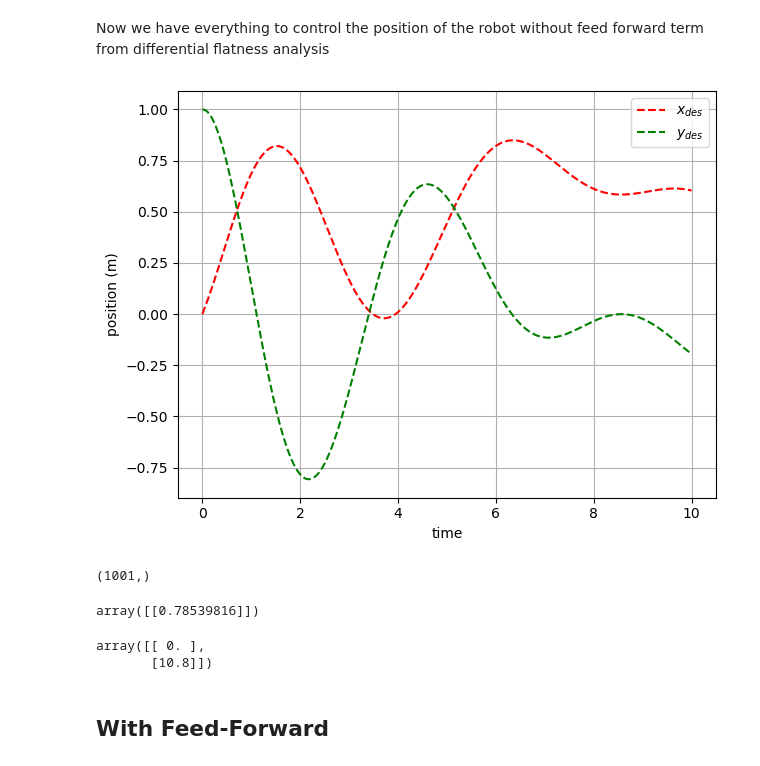
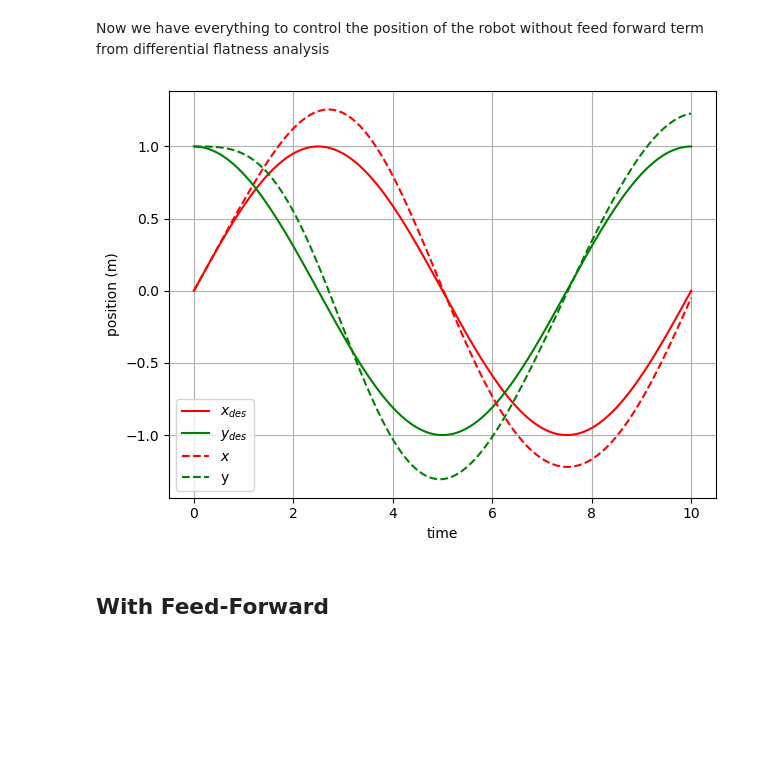
Before and after one commit to Rooholla-KhorramBakht/DiffFlat2DQuad, a Jupyter notebook: controller.ipynb, the cells around one changed output. Cells and saved outputs as stored; diff of their text form; code cells hidden in the pictures; blank space fills up the shorter version.

```diff
--- a/controller.ipynb
+++ b/controller.ipynb
@@ -269,9 +269,9 @@ for i in range(len(time_num)):
     v_meas = robot.v.reshape(2,1)
     theta = robot.theta
 
-    accel_des = computeDesiredAcceleration(x_meas, x_des, v_meas, v_des, Kp = 2, Kv = 0.5) + np.array([d2x_dt2[i], d2y_dt2[i]]).reshape(2,1)
+    accel_des = computeDesiredAcceleration(x_meas, x_des, v_meas, v_des, Kp = 2, Kv = 0.5)
     omega_des = attitudeController(accel_des, theta, Kp = 20)
-    T_controller = body_rate_controller.update(robot.omega, -omega_des+states[5,i])# states[4,i])
+    T_controller = body_rate_controller.update(robot.omega, -omega_des)
     F_controller = thrustController(accel_des, robot.theta)*robot.mass
     robot.step(T = T_controller.squeeze(), F = F_controller.squeeze())
     if rendering:
@@ -279,34 +279,20 @@ for i in range(len(time_num)):
 state = np.array(state).T
 torque_history = np.array(torque_history).T
 # %%
-# plt.plot(time_num, x.T, 'r')
-# plt.plot(time_num, y.T, 'g')
+plt.plot(time_num, x.T, 'r')
+plt.plot(time_num, y.T, 'g')
 
 plt.plot(time_num, state[[0],:].T, 'r--')
 plt.plot(time_num, state[[2],:].T, 'g--')
 plt.legend(['$x_{des}$', '$y_{des}$', '$x$', 'y'])
 plt.xlabel('time')
 plt.ylabel('position (m)')
 plt.grid(True)
 plt.tight_layout()
-plt.savefig('results/pd_with_ff_performance.pdf')
-plt.savefig('results/pd_with_ff_performance.png')
+plt.savefig('results/pd_no_ff_performance.pdf')
+plt.savefig('results/pd_no_ff_performance.png')
 # %% [output]
-[figure, old version]
+[figure, new version]
-# %%
-torque_history.squeeze().shape
-# %% [output]
-(1001,)
-# %%
-body_z = getBodyZ(0)
-attitudeController(np.array([1,1]).reshape(2,1), 0, 1)
-# %% [output]
-array([[0.78539816]])
-# %%
-computeDesiredAcceleration(np.array([0,0]).reshape(2,1), np.array([0,1]).reshape(2,1), v_meas, v_des, Kp = 1, Kv = 0.0)
-# %% [output]
-array([[ 0. ],
-       [10.8]])
 # %% [markdown]
 ## With Feed-Forward
 # %%
```
Also changed, not shown: parts of 1 cell of this notebook, 1 other file.
